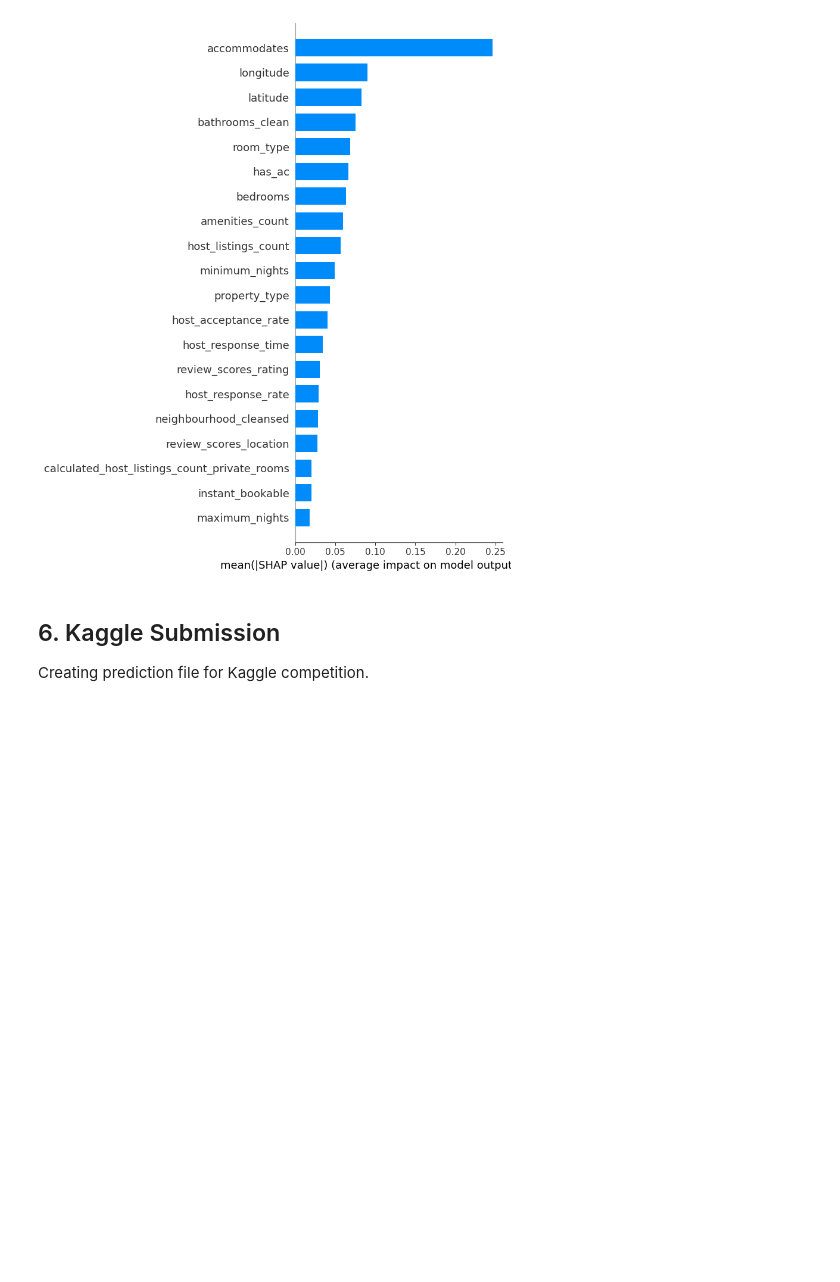
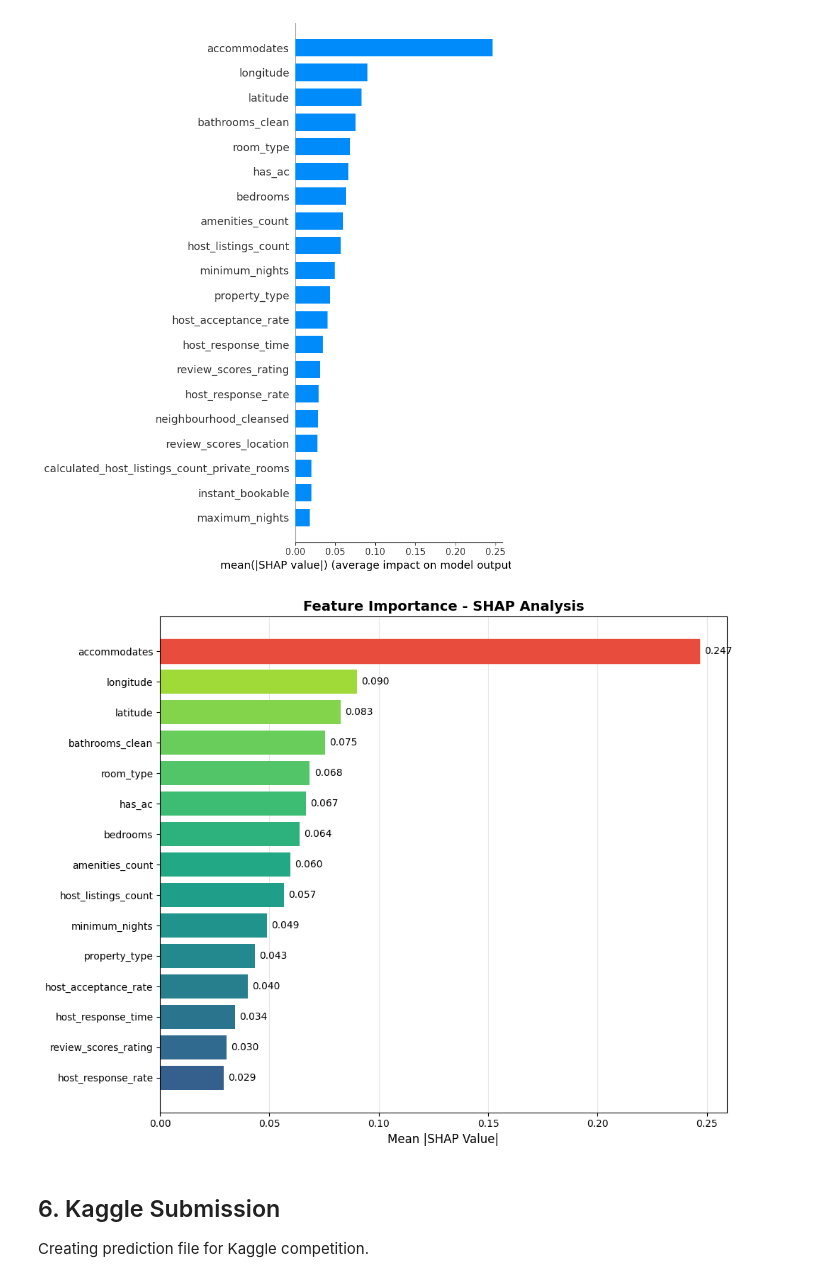
Before and after one commit to muhammedabdullahozdemirr/Airbnb_Istanbul_Price_Prediction, a Jupyter notebook: notebooks/Model.ipynb, the cells around one changed output. Drawn from its saved outputs; the diff is of its cells as text; code cells hidden in the pictures; blank space fills up the shorter version.

```diff
--- a/notebooks/Model.ipynb
+++ b/notebooks/Model.ipynb
@@ -271,6 +266,50 @@ shap_values = explainer.shap_values(X_val)
 shap.summary_plot(shap_values, X_val, plot_type="bar")
 # %% [output]
 [figure]
+# %%
+import numpy as np
+
+# SHAP değerlerini hesapla
+explainer = shap.TreeExplainer(xgb)
+shap_values = explainer.shap_values(X_val)
+
+# Feature importance hesapla
+feature_importance = np.abs(shap_values).mean(axis=0)
+feature_names = X_val.columns
+
+# DataFrame oluştur ve sırala
+shap_df = pd.DataFrame({
+    'Feature': feature_names,
+    'Importance': feature_importance
+}).sort_values('Importance', ascending=True).tail(15)
+
+# Profesyonel görselleştirme
+fig, ax = plt.subplots(figsize=(10, 8))
+
+# Gradient renk
+colors = plt.cm.viridis(np.linspace(0.3, 0.9, len(shap_df)))
+
+bars = ax.barh(shap_df['Feature'], shap_df['Importance'], color=colors)
+
+# En önemli feature'ı vurgula
+bars[-1].set_color('#e74c3c')
+
+ax.set_xlabel('Mean |SHAP Value|', fontsize=12)
+ax.set_title('Feature Importance - SHAP Analysis', fontsize=14, fontweight='bold')
+
+# Değerleri bar üzerine yaz
+for i, (bar, val) in enumerate(zip(bars, shap_df['Importance'])):
+    ax.text(val + 0.002, bar.get_y() + bar.get_height()/2,
+            f'{val:.3f}', va='center', fontsize=10)
+
+# Grid ekle
+ax.grid(axis='x', alpha=0.3)
+ax.set_axisbelow(True)
+
+plt.tight_layout()
+plt.show()
+# %% [output]
+[figure, added]
 # %% [markdown]
 ## 6. Kaggle Submission
 
```
Also changed, not shown: parts of 2 cells of this notebook, 3 other files.
